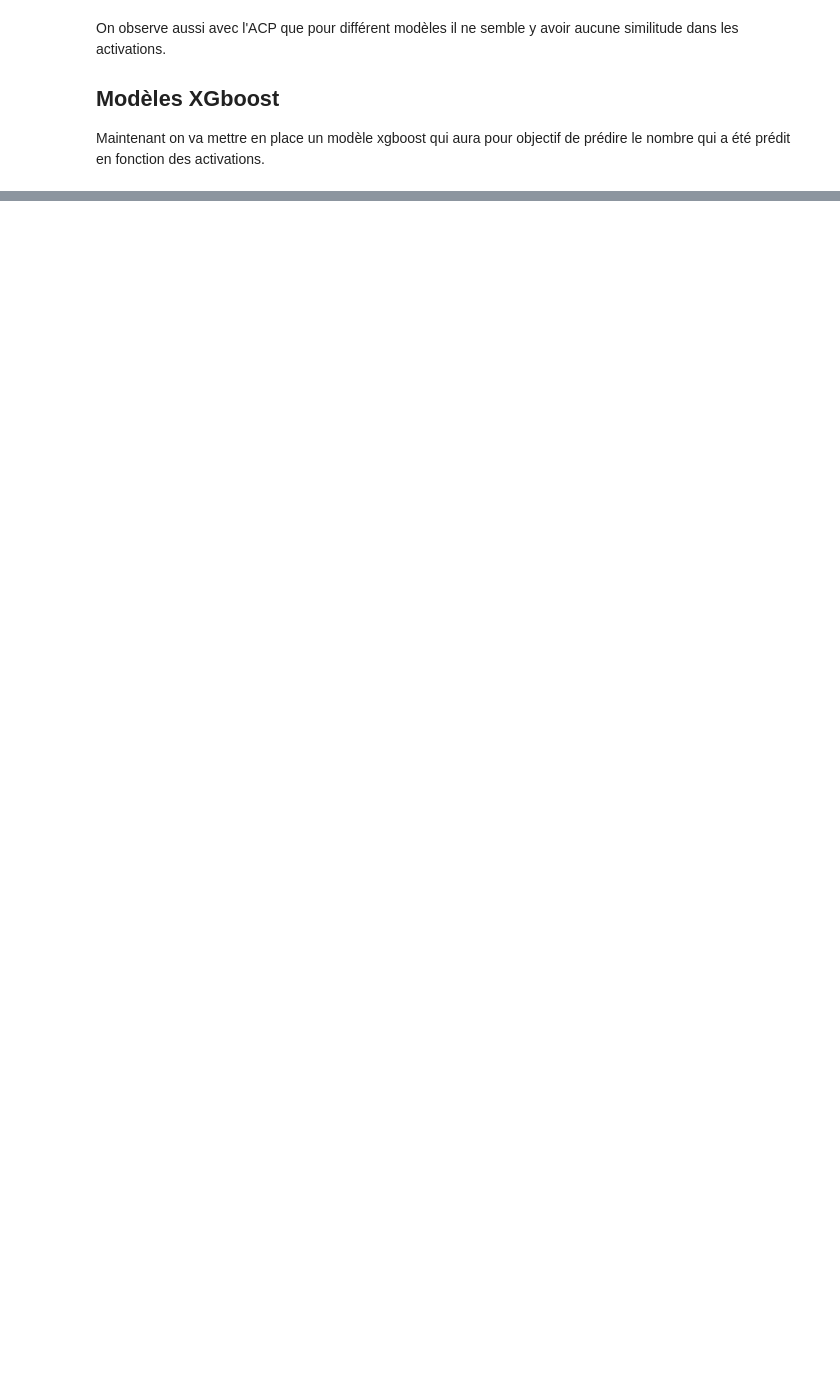
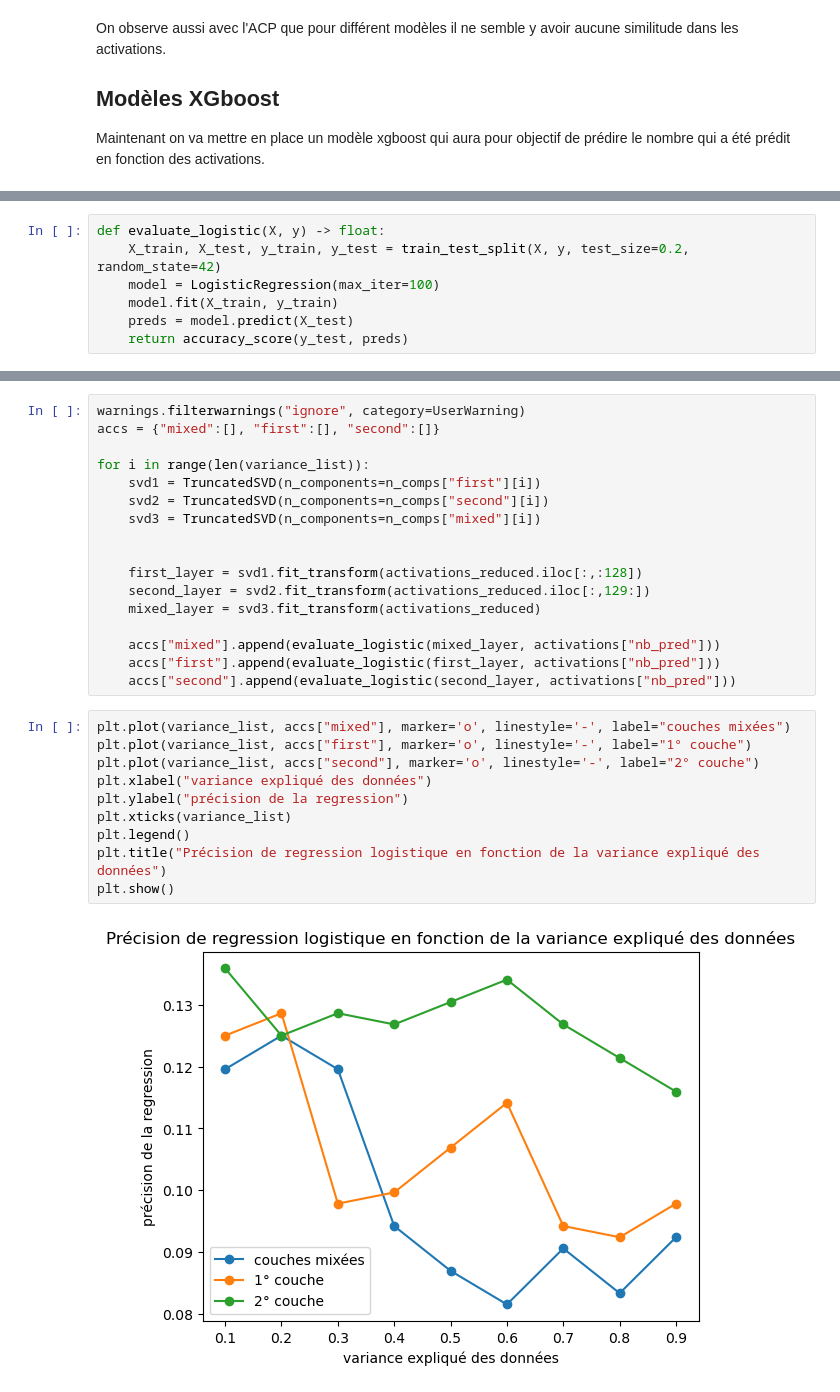
Before and after one commit to godinlu/llm-interpretability, a Jupyter notebook: src/mnist/multiple_model_analyse.ipynb, the cells around one changed output, grey strips where cells are left out. Saved outputs shown, nothing was run; the diff lists cells and outputs as text; blank space fills up the shorter version.

Commit message:
augmentation des données de multi_mlp et ajout d'analyse

```diff
--- a/src/mnist/multiple_model_analyse.ipynb
+++ b/src/mnist/multiple_model_analyse.ipynb
@@ -185,0 +217,7 @@ Précision finale du modèle : 0.11
+# %%
+def evaluate_logistic(X, y) -> float:
+    X_train, X_test, y_train, y_test = train_test_split(X, y, test_size=0.2, random_state=42)
+    model = LogisticRegression(max_iter=100)
+    model.fit(X_train, y_train)
+    preds = model.predict(X_test)
+    return accuracy_score(y_test, preds)
@@ -185,0 +249,29 @@ Précision finale du modèle : 0.11
+# %%
+warnings.filterwarnings("ignore", category=UserWarning)
+accs = {"mixed":[], "first":[], "second":[]}
+
+for i in range(len(variance_list)):
+    svd1 = TruncatedSVD(n_components=n_comps["first"][i])
+    svd2 = TruncatedSVD(n_components=n_comps["second"][i])
+    svd3 = TruncatedSVD(n_components=n_comps["mixed"][i])
+
+
+    first_layer = svd1.fit_transform(activations_reduced.iloc[:,:128])
+    second_layer = svd2.fit_transform(activations_reduced.iloc[:,129:])
+    mixed_layer = svd3.fit_transform(activations_reduced)
+
+    accs["mixed"].append(evaluate_logistic(mixed_layer, activations["nb_pred"]))
+    accs["first"].append(evaluate_logistic(first_layer, activations["nb_pred"]))
+    accs["second"].append(evaluate_logistic(second_layer, activations["nb_pred"]))
+# %%
+plt.plot(variance_list, accs["mixed"], marker='o', linestyle='-', label="couches mixées")
+plt.plot(variance_list, accs["first"], marker='o', linestyle='-', label="1° couche")
+plt.plot(variance_list, accs["second"], marker='o', linestyle='-', label="2° couche")
+plt.xlabel("variance expliqué des données")
+plt.ylabel("précision de la regression")
+plt.xticks(variance_list)
+plt.legend()
+plt.title("Précision de regression logistique en fonction de la variance expliqué des données")
+plt.show()
+# %% [output]
+[figure, added]
```
Also changed, not shown: parts of 12 cells of this notebook, 4 other files.
